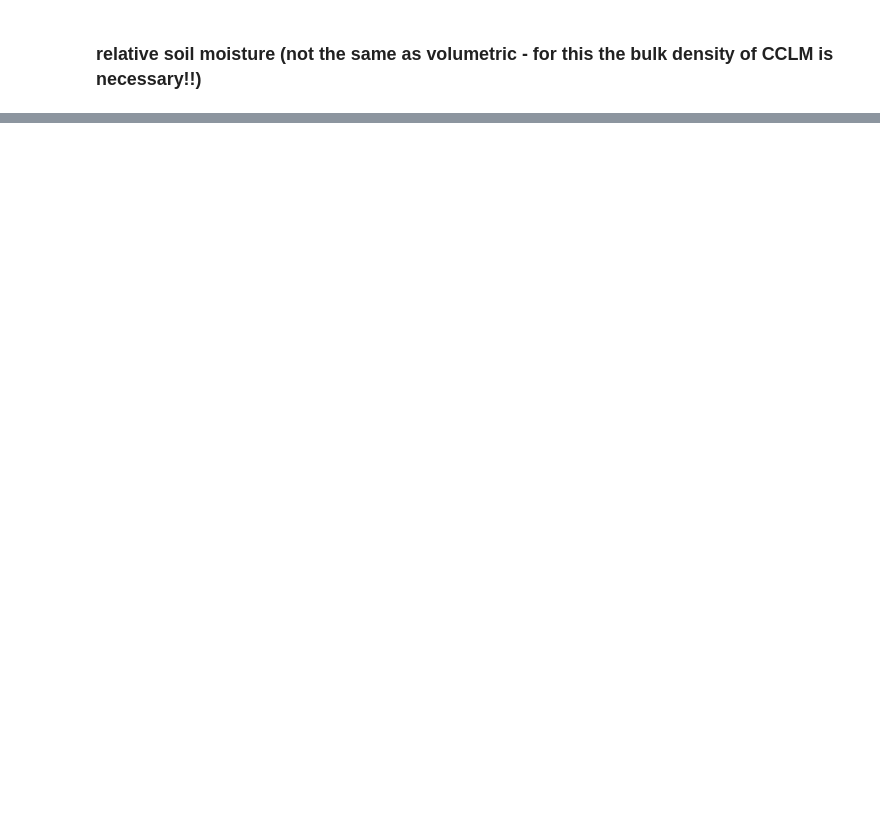
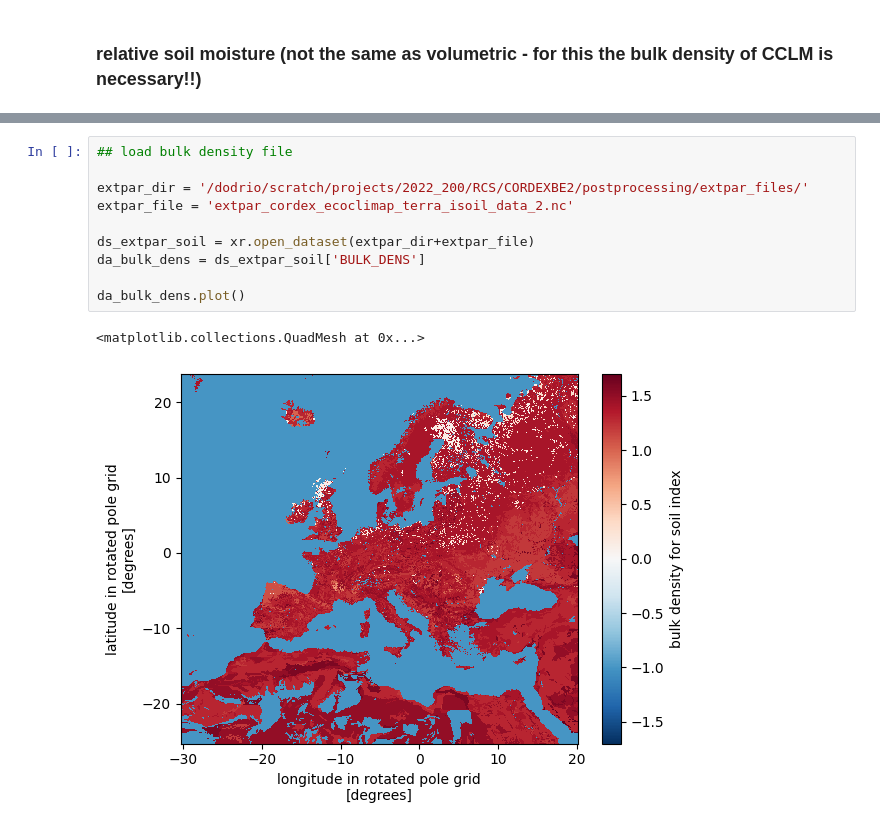
Before and after one commit to CORDEX-be2/ValEnsPy, a Jupyter notebook: evaluation_cclm/cclm_soil_spinup.ipynb, the cells around one changed output, grey strips where cells are left out. Drawn from its saved outputs; the diff is of its cells as text; blank space fills up the shorter version.

```diff
--- a/evaluation_cclm/cclm_soil_spinup.ipynb
+++ b/evaluation_cclm/cclm_soil_spinup.ipynb
@@ -567,0 +590,13 @@ Unknown to ValEnsPy: ['time_bnds', 'rotated_pole', 'soil1_bnds']
+# %%
+## load bulk density file
+
+extpar_dir = '/dodrio/scratch/projects/2022_200/RCS/CORDEXBE2/postprocessing/extpar_files/'
+extpar_file = 'extpar_cordex_ecoclimap_terra_isoil_data_2.nc'
+
+ds_extpar_soil = xr.open_dataset(extpar_dir+extpar_file)
+da_bulk_dens = ds_extpar_soil['BULK_DENS']
+
+da_bulk_dens.plot()
+# %% [output]
+<matplotlib.collections.QuadMesh at 0x...>
+[figure, added]
```
Also changed, not shown: parts of 27 cells of this notebook, 5 other files.
